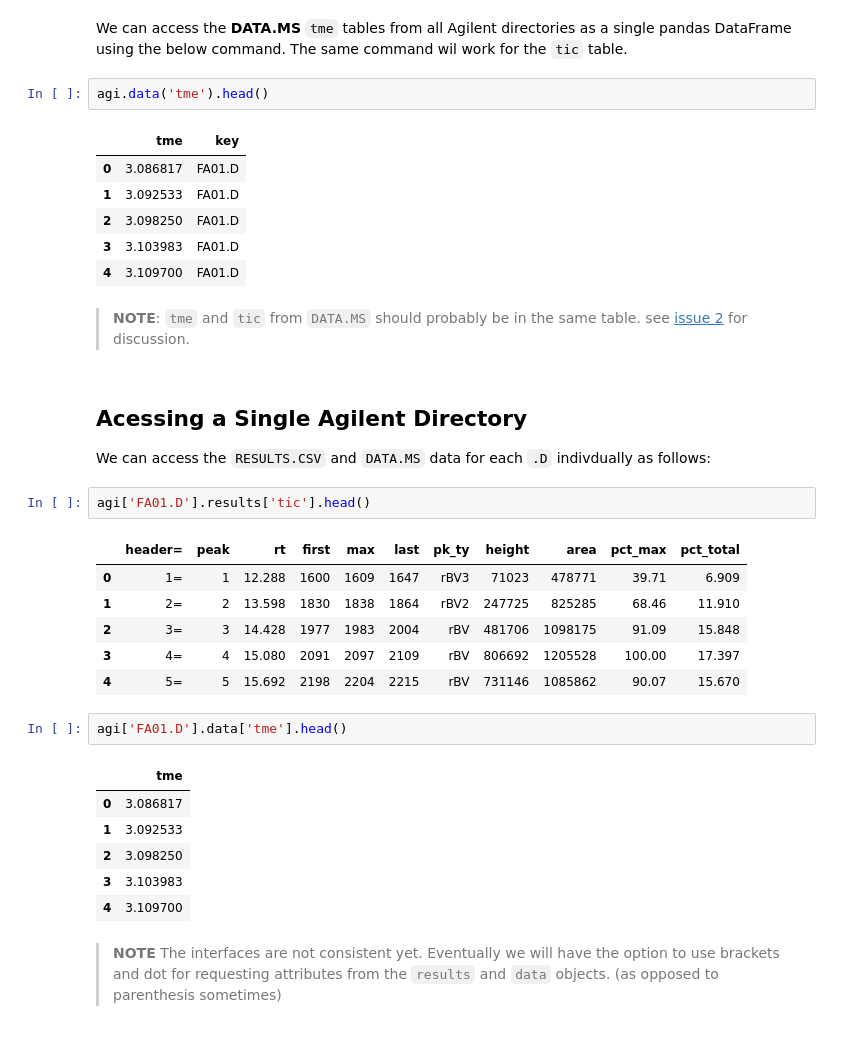
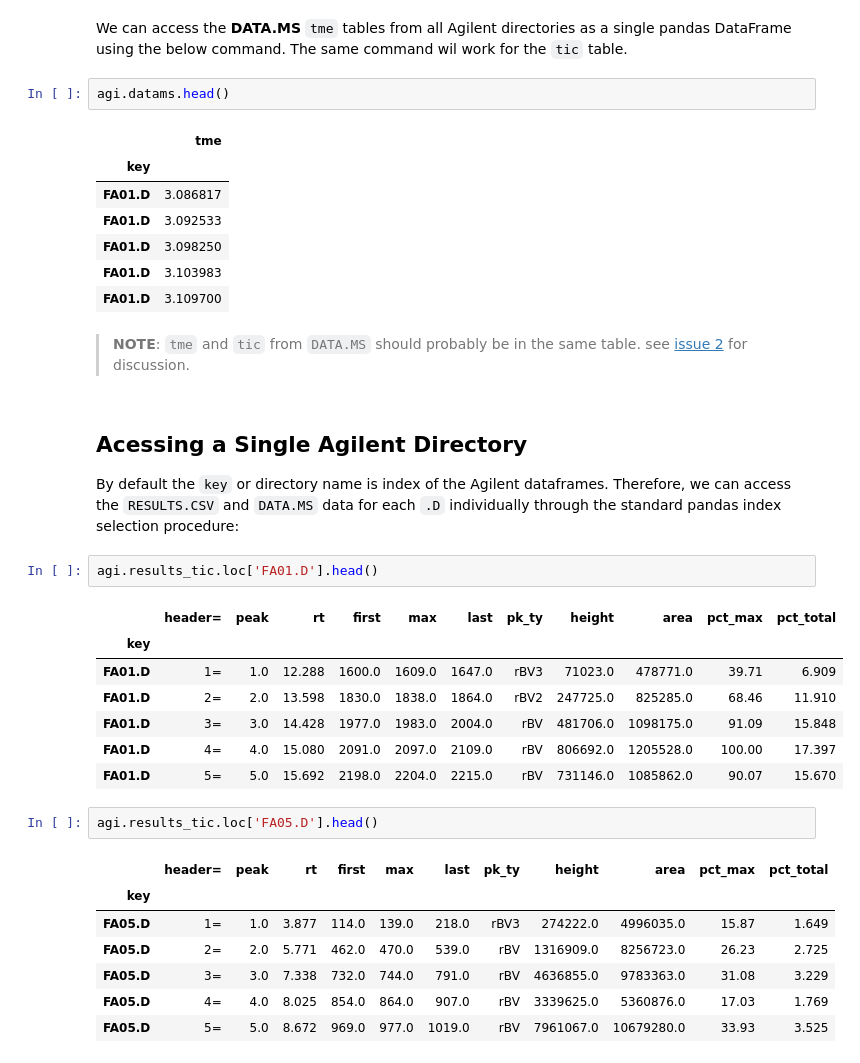
Before and after one commit to audere-labs/pyvalence, a Jupyter notebook: example.ipynb, the cells around one changed output. Cells and saved outputs as stored; diff of their text form.

Commit message:
switched up interface for more consistency

```diff
--- a/example.ipynb
+++ b/example.ipynb
@@ -48,37 +57,38 @@ agi.results('tic').head()
 # %% [markdown]
 We can access the __DATA.MS__ `tme` tables from all Agilent directories as a single pandas DataFrame using the below command.  The same command wil work for the `tic` table.
 # %%
-agi.data('tme').head()
+agi.datams.head()
 # %% [output]
-|  | tme | key |
-| 0 | 3.086817 | FA01.D |
-| 1 | 3.092533 | FA01.D |
-| 2 | 3.098250 | FA01.D |
-| 3 | 3.103983 | FA01.D |
-| 4 | 3.109700 | FA01.D |
+|  | tme |
+| key |  |
+| FA01.D | 3.086817 |
+| FA01.D | 3.092533 |
+| FA01.D | 3.098250 |
+| FA01.D | 3.103983 |
+| FA01.D | 3.109700 |
 # %% [markdown]
 > __NOTE__:  `tme` and `tic` from `DATA.MS` should probably be in the same table.  see [issue 2](https://github.com/blakeboswell/chemtbd/issues/2) for discussion.
 # %% [markdown]
 ## Acessing a Single Agilent Directory
 
-We can access the `RESULTS.CSV` and `DATA.MS` data for each `.D` indivdually as follows:
+By default the `key` or directory name is index of the Agilent dataframes. Therefore, we can access the `RESULTS.CSV` and `DATA.MS` data for each `.D` individually through the standard pandas index selection procedure:
 # %%
-agi['FA01.D'].results['tic'].head()
+agi.results_tic.loc['FA01.D'].head()
 # %% [output]
 |  | header= | peak | rt | first | max | last | pk_ty | height | area | pct_max | pct_total |
-| 0 | 1= | 1 | 12.288 | 1600 | 1609 | 1647 | rBV3 | 71023 | 478771 | 39.71 | 6.909 |
-| 1 | 2= | 2 | 13.598 | 1830 | 1838 | 1864 | rBV2 | 247725 | 825285 | 68.46 | 11.910 |
-| 2 | 3= | 3 | 14.428 | 1977 | 1983 | 2004 | rBV | 481706 | 1098175 | 91.09 | 15.848 |
-| 3 | 4= | 4 | 15.080 | 2091 | 2097 | 2109 | rBV | 806692 | 1205528 | 100.00 | 17.397 |
-| 4 | 5= | 5 | 15.692 | 2198 | 2204 | 2215 | rBV | 731146 | 1085862 | 90.07 | 15.670 |
+| key |  |  |  |  |  |  |  |  |  |  |  |
+| FA01.D | 1= | 1.0 | 12.288 | 1600.0 | 1609.0 | 1647.0 | rBV3 | 71023.0 | 478771.0 | 39.71 | 6.909 |
+| FA01.D | 2= | 2.0 | 13.598 | 1830.0 | 1838.0 | 1864.0 | rBV2 | 247725.0 | 825285.0 | 68.46 | 11.910 |
+| FA01.D | 3= | 3.0 | 14.428 | 1977.0 | 1983.0 | 2004.0 | rBV | 481706.0 | 1098175.0 | 91.09 | 15.848 |
+| FA01.D | 4= | 4.0 | 15.080 | 2091.0 | 2097.0 | 2109.0 | rBV | 806692.0 | 1205528.0 | 100.00 | 17.397 |
+| FA01.D | 5= | 5.0 | 15.692 | 2198.0 | 2204.0 | 2215.0 | rBV | 731146.0 | 1085862.0 | 90.07 | 15.670 |
 # %%
-agi['FA01.D'].data['tme'].head()
+agi.results_tic.loc['FA05.D'].head()
 # %% [output]
-|  | tme |
-| 0 | 3.086817 |
-| 1 | 3.092533 |
-| 2 | 3.098250 |
-| 3 | 3.103983 |
-| 4 | 3.109700 |
+|  | header= | peak | rt | first | max | last | pk_ty | height | area | pct_max | pct_total |
+| key |  |  |  |  |  |  |  |  |  |  |  |
+| FA05.D | 1= | 1.0 | 3.877 | 114.0 | 139.0 | 218.0 | rBV3 | 274222.0 | 4996035.0 | 15.87 | 1.649 |
+| FA05.D | 2= | 2.0 | 5.771 | 462.0 | 470.0 | 539.0 | rBV | 1316909.0 | 8256723.0 | 26.23 | 2.725 |
+| FA05.D | 3= | 3.0 | 7.338 | 732.0 | 744.0 | 791.0 | rBV | 4636855.0 | 9783363.0 | 31.08 | 3.229 |
+| FA05.D | 4= | 4.0 | 8.025 | 854.0 | 864.0 | 907.0 | rBV | 3339625.0 | 5360876.0 | 17.03 | 1.769 |
+| FA05.D | 5= | 5.0 | 8.672 | 969.0 | 977.0 | 1019.0 | rBV | 7961067.0 | 10679280.0 | 33.93 | 3.525 |
-# %% [markdown]
->  __NOTE__ The interfaces are not consistent yet. Eventually we will have the option to use brackets and dot for requesting attributes from the `results` and `data` objects.   (as opposed to parenthesis sometimes)
```
Also changed, not shown: parts of 8 cells of this notebook, 3 other files.
